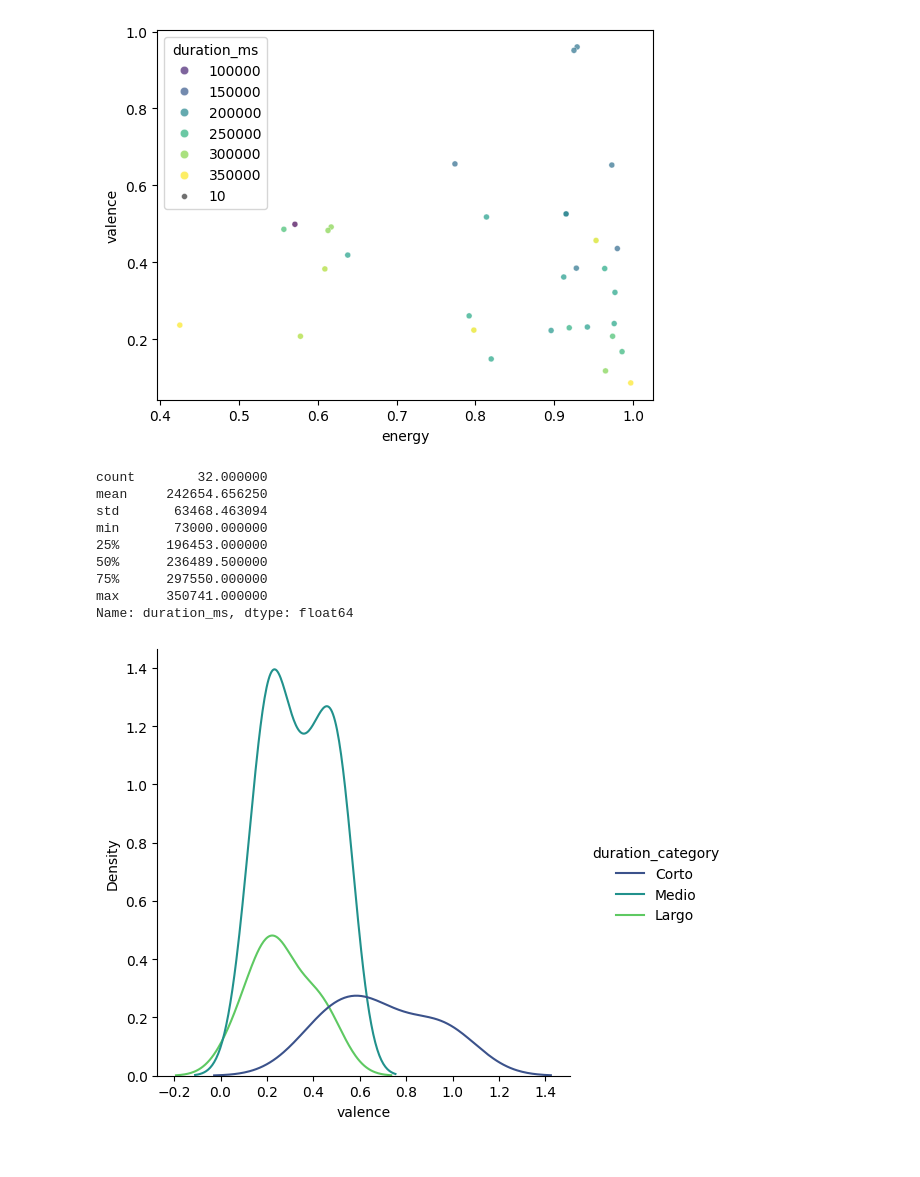
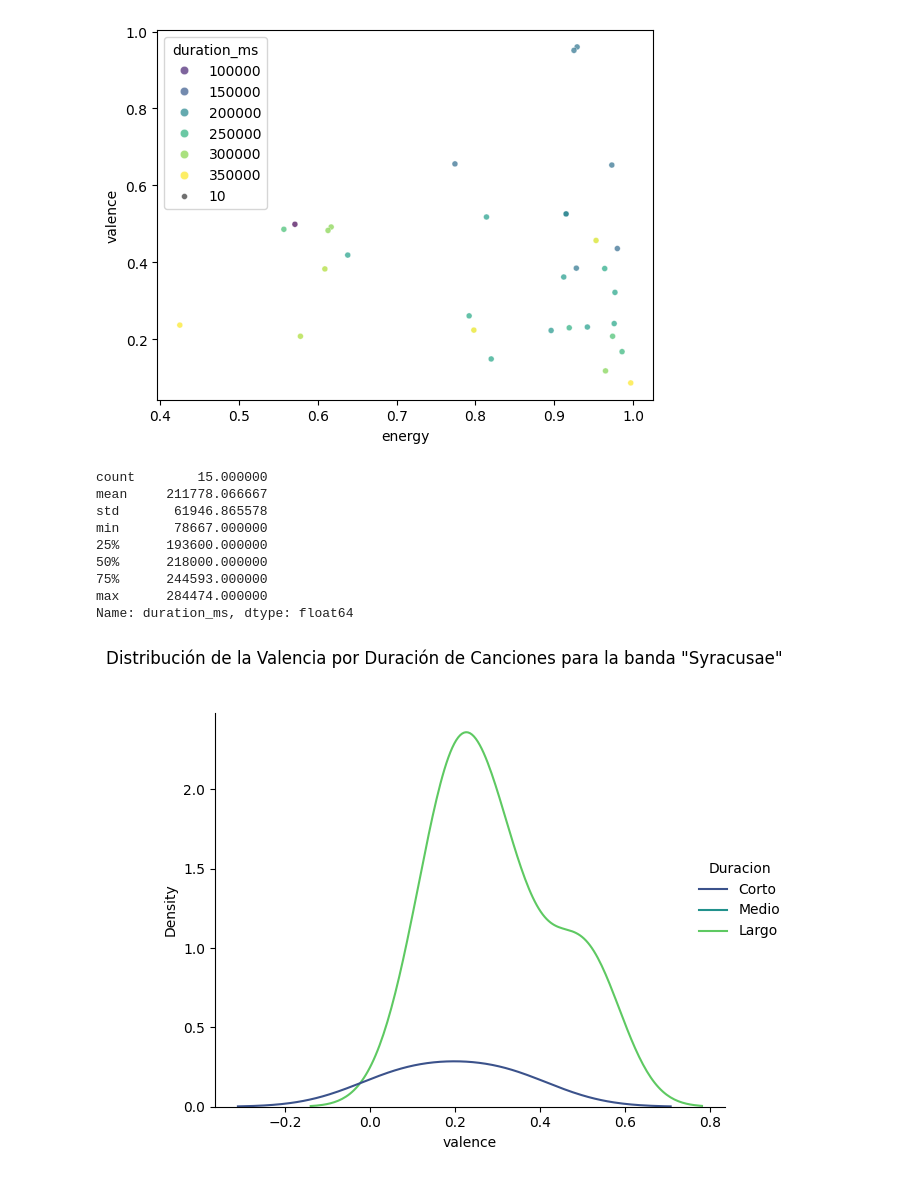
Before and after one commit to chainReactionCol/newRep, a Jupyter notebook: spotifyApiConnection.ipynb, the cells around one changed output. Drawn from its saved outputs; the diff is of its cells as text; code cells hidden in the pictures.

```diff
--- a/spotifyApiConnection.ipynb
+++ b/spotifyApiConnection.ipynb
@@ -541,7 +541,7 @@ def get_tracks_from_id(token, artist_ids, batch_size=50):
 
     return all_artist_tracks
 # %%
-artist_ids=['3UxjBvP0pvz35UevSs25eh']
+artist_ids=['3s5NSrjy5sXASsWsm55iPy']
 df_batch_tracks = get_tracks_from_id(token,artist_ids)
 # %%
 df_batch_tracks
@@ -590,7 +590,7 @@ def get_tracks_from_album_ids(token, album_ids):
     return all_tracks
 # %%
 # Ejemplo de uso
-artist_id = '3UxjBvP0pvz35UevSs25eh'
+artist_id = '3s5NSrjy5sXASsWsm55iPy'
 album_ids = get_albums_from_artist_id(token, artist_id)
 tracks = get_tracks_from_album_ids(token, album_ids)
 # %%
@@ -755,30 +751,25 @@ plt.show()
 # %%
 df_BMR_Features['duration_ms'].describe()
 # %% [output]
-count        32.000000
-mean     242654.656250
-std       63468.463094
-min       73000.000000
-25%      196453.000000
-50%      236489.500000
-75%      297550.000000
-max      350741.000000
+count        15.000000
+mean     211778.066667
+std       61946.865578
+min       78667.000000
+25%      193600.000000
+50%      218000.000000
+75%      244593.000000
+max      284474.000000
 Name: duration_ms, dtype: float64
 # %%
-import pandas as pd
-import seaborn as sns
-import matplotlib.pyplot as plt
-
-# Convertir 'duration_ms' a categorías
-bins = [0, 180000, 300000, max(df_BMR_Features['duration_ms'])]  # Ejemplo de límites en milisegundos
+bins = [0, 150000, 180000, max(df_BMR_Features['duration_ms'])]  # Ejemplo de límites en milisegundos
 labels = ['Corto', 'Medio', 'Largo']
-df_BMR_Features['duration_category'] = pd.cut(df_BMR_Features['duration_ms'], bins=bins, labels=labels)
+df_BMR_Features['Duracion'] = pd.cut(df_BMR_Features['duration_ms'], bins=bins, labels=labels)
 # %%
 # Crear un displot con hue basado en las categorías de duración
-sns.displot(data=df_BMR_Features, x='valence', hue='duration_category', kind='kde', palette='viridis')
-
-# Mostrar el gráfico
-plt.savefig('ennui.png')
+g=sns.displot(data=df_BMR_Features, x='valence', hue='Duracion', kind='kde', palette='viridis')
+g.fig.suptitle('Distribución de la Valencia por Duración de Canciones para la banda "Syracusae"', y=1.03)
+plt.tight_layout()
+plt.savefig('Syracusae.png')
 plt.show()
 # %% [output]
-[figure, old version]
+[figure, new version]
```
Also changed, not shown: parts of 7 cells of this notebook, 2 other files.
